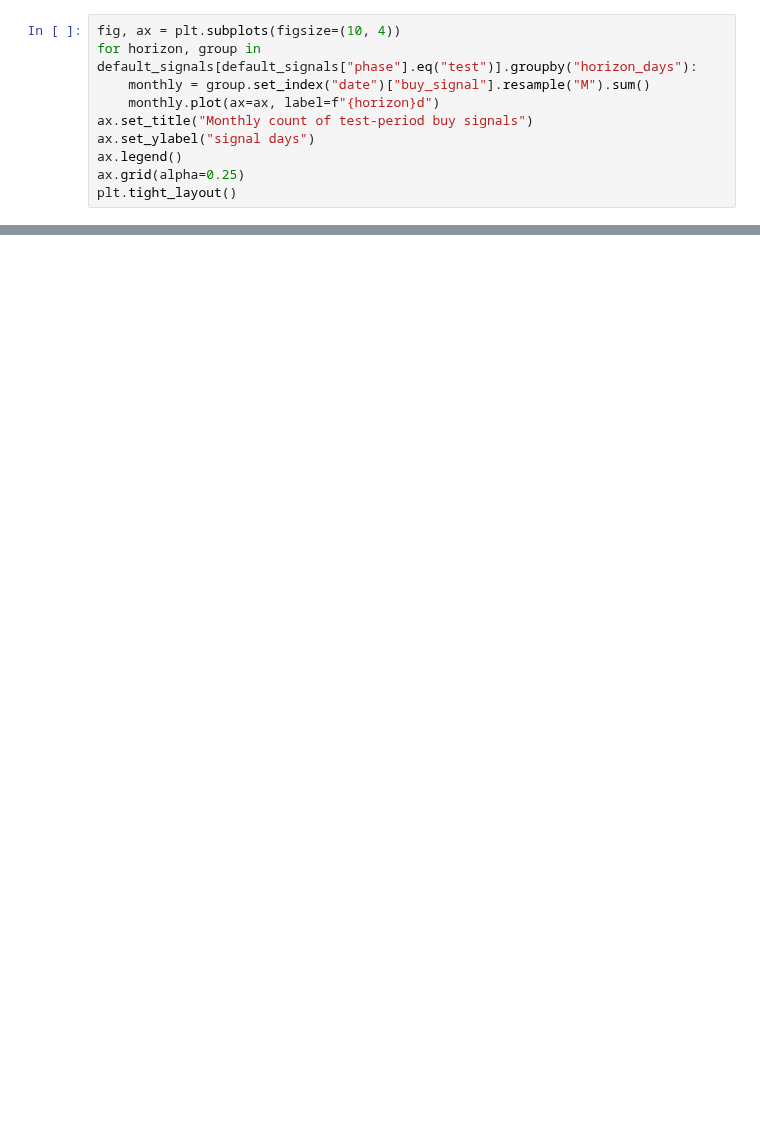
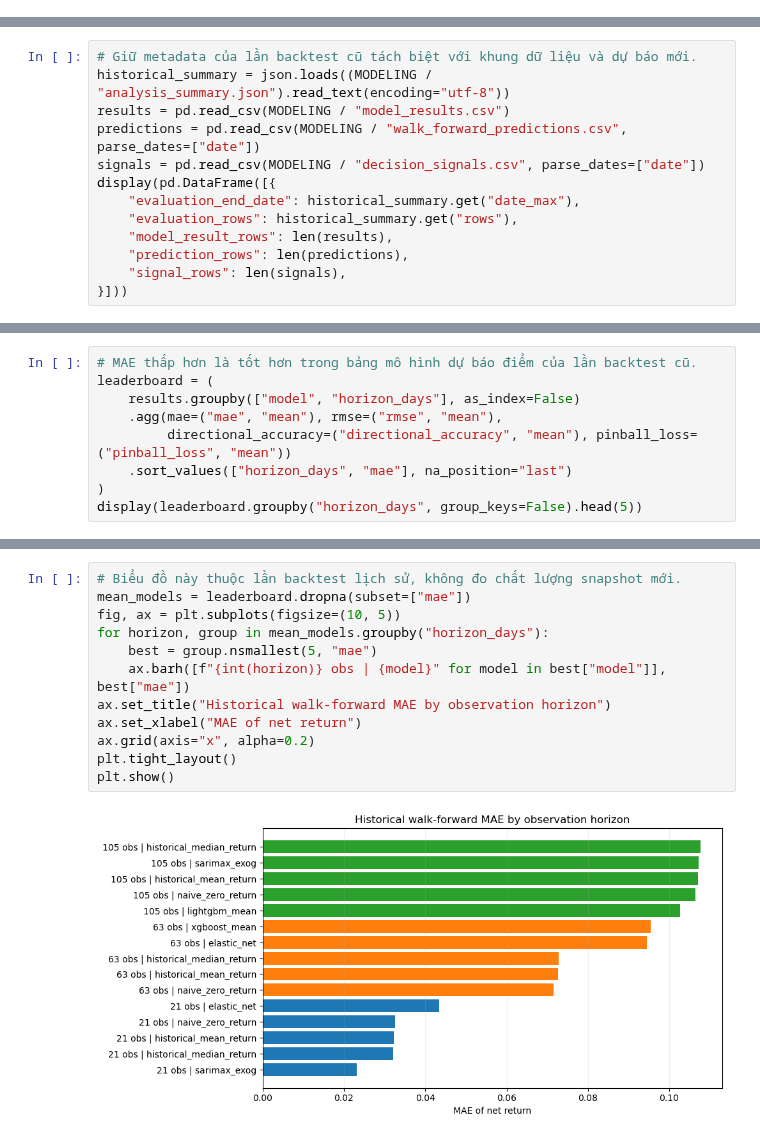
Before and after one commit to phantomexile/Gold-Market-Analysis-in-Viet-Nam, a Jupyter notebook: notebooks/01_eda_and_modeling_decision_support.ipynb, the cells around one changed output, grey strips where cells are left out. Cells and saved outputs as stored; diff of their text form; blank space fills up the shorter version.

Commit message:
update data

```diff
--- a/notebooks/01_eda_and_modeling_decision_support.ipynb
+++ b/notebooks/01_eda_and_modeling_decision_support.ipynb
@@ -196,10 +0,0 @@ decision_summary
-# %%
-fig, ax = plt.subplots(figsize=(10, 4))
-for horizon, group in default_signals[default_signals["phase"].eq("test")].groupby("horizon_days"):
-    monthly = group.set_index("date")["buy_signal"].resample("M").sum()
-    monthly.plot(ax=ax, label=f"{horizon}d")
-ax.set_title("Monthly count of test-period buy signals")
-ax.set_ylabel("signal days")
-ax.legend()
-ax.grid(alpha=0.25)
-plt.tight_layout()
@@ -223,0 +183,13 @@ Notebook validation checks passed
+# %%
+# Giữ metadata của lần backtest cũ tách biệt với khung dữ liệu và dự báo mới.
+historical_summary = json.loads((MODELING / "analysis_summary.json").read_text(encoding="utf-8"))
+results = pd.read_csv(MODELING / "model_results.csv")
+predictions = pd.read_csv(MODELING / "walk_forward_predictions.csv", parse_dates=["date"])
+signals = pd.read_csv(MODELING / "decision_signals.csv", parse_dates=["date"])
+display(pd.DataFrame([{
+    "evaluation_end_date": historical_summary.get("date_max"),
+    "evaluation_rows": historical_summary.get("rows"),
+    "model_result_rows": len(results),
+    "prediction_rows": len(predictions),
+    "signal_rows": len(signals),
+}]))
@@ -223,0 +199,9 @@ Notebook validation checks passed
+# %%
+# MAE thấp hơn là tốt hơn trong bảng mô hình dự báo điểm của lần backtest cũ.
+leaderboard = (
+    results.groupby(["model", "horizon_days"], as_index=False)
+    .agg(mae=("mae", "mean"), rmse=("rmse", "mean"),
+         directional_accuracy=("directional_accuracy", "mean"), pinball_loss=("pinball_loss", "mean"))
+    .sort_values(["horizon_days", "mae"], na_position="last")
+)
+display(leaderboard.groupby("horizon_days", group_keys=False).head(5))
@@ -223,0 +225,14 @@ Notebook validation checks passed
+# %%
+# Biểu đồ này thuộc lần backtest lịch sử, không đo chất lượng snapshot mới.
+mean_models = leaderboard.dropna(subset=["mae"])
+fig, ax = plt.subplots(figsize=(10, 5))
+for horizon, group in mean_models.groupby("horizon_days"):
+    best = group.nsmallest(5, "mae")
+    ax.barh([f"{int(horizon)} obs | {model}" for model in best["model"]], best["mae"])
+ax.set_title("Historical walk-forward MAE by observation horizon")
+ax.set_xlabel("MAE of net return")
+ax.grid(axis="x", alpha=0.2)
+plt.tight_layout()
+plt.show()
+# %% [output]
+[figure, added]
```
Also changed, not shown: parts of 36 cells of this notebook, 23 other files.
